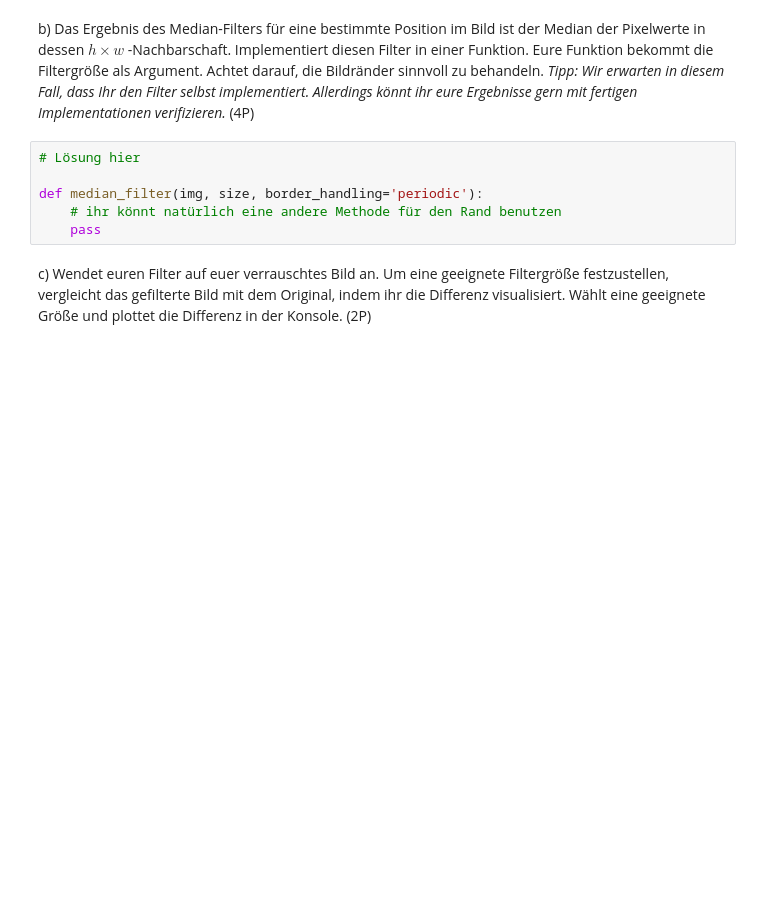
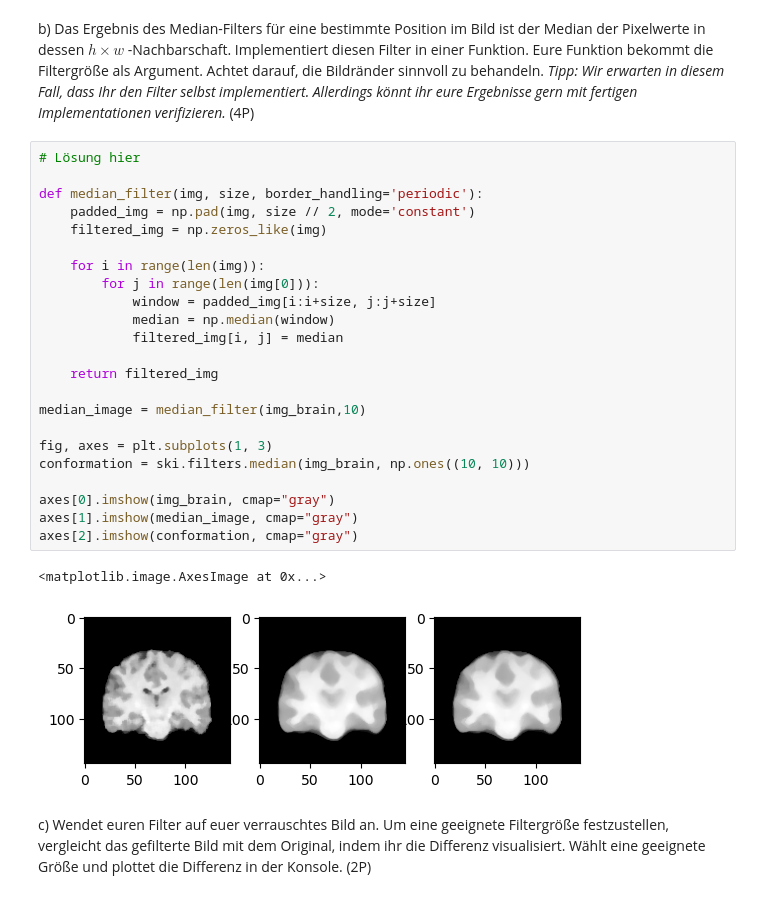
Before and after one commit to TimNogga/MedizinischeBildAnalyseBonn, a Jupyter notebook: mba-02/MBA_02.ipynb, the cells around one changed output. Cells and saved outputs as stored; diff of their text form; blank space fills up the shorter version.

Commit message:
median stuff

```diff
--- a/mba-02/MBA_02.ipynb
+++ b/mba-02/MBA_02.ipynb
@@ -214,9 +217,29 @@ b) Das Ergebnis des Median-Filters für eine bestimmte Position im Bild ist der
 # %%
 # Lösung hier
 
 def median_filter(img, size, border_handling='periodic'):
-    # ihr könnt natürlich eine andere Methode für den Rand benutzen
-    pass
+    padded_img = np.pad(img, size // 2, mode='constant')
+    filtered_img = np.zeros_like(img)
+
+    for i in range(len(img)):
+        for j in range(len(img[0])):
+            window = padded_img[i:i+size, j:j+size]
+            median = np.median(window)
+            filtered_img[i, j] = median
+
+    return filtered_img
+
+median_image = median_filter(img_brain,10)
+
+fig, axes = plt.subplots(1, 3)
+conformation = ski.filters.median(img_brain, np.ones((10, 10)))
+
+axes[0].imshow(img_brain, cmap="gray")
+axes[1].imshow(median_image, cmap="gray")
+axes[2].imshow(conformation, cmap="gray")
+# %% [output]
+<matplotlib.image.AxesImage at 0x...>
+[figure, added]
 # %% [markdown]
 c) Wendet euren Filter auf euer verrauschtes Bild an. Um eine geeignete Filtergröße festzustellen, vergleicht das gefilterte Bild mit dem Original, indem ihr die Differenz visualisiert. Wählt eine geeignete Größe und plottet die Differenz in der Konsole. (2P)
 # %%
```
Also changed, not shown: parts of 2 cells of this notebook, 1 other file.
